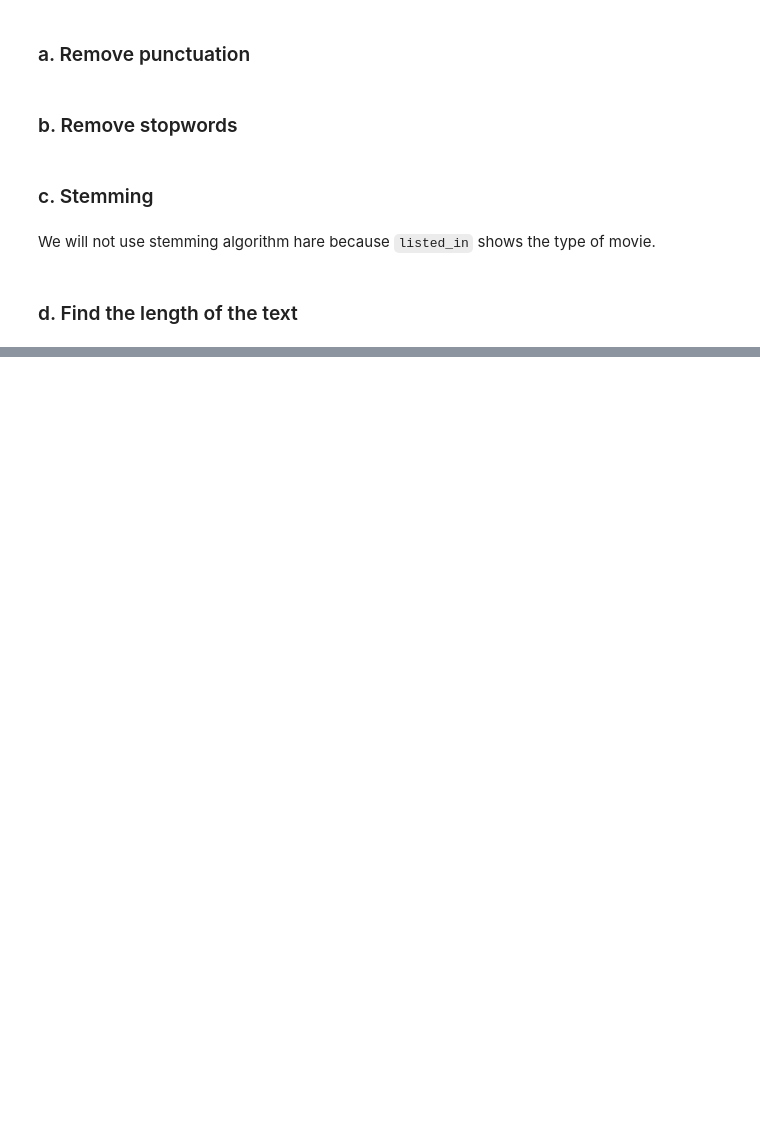
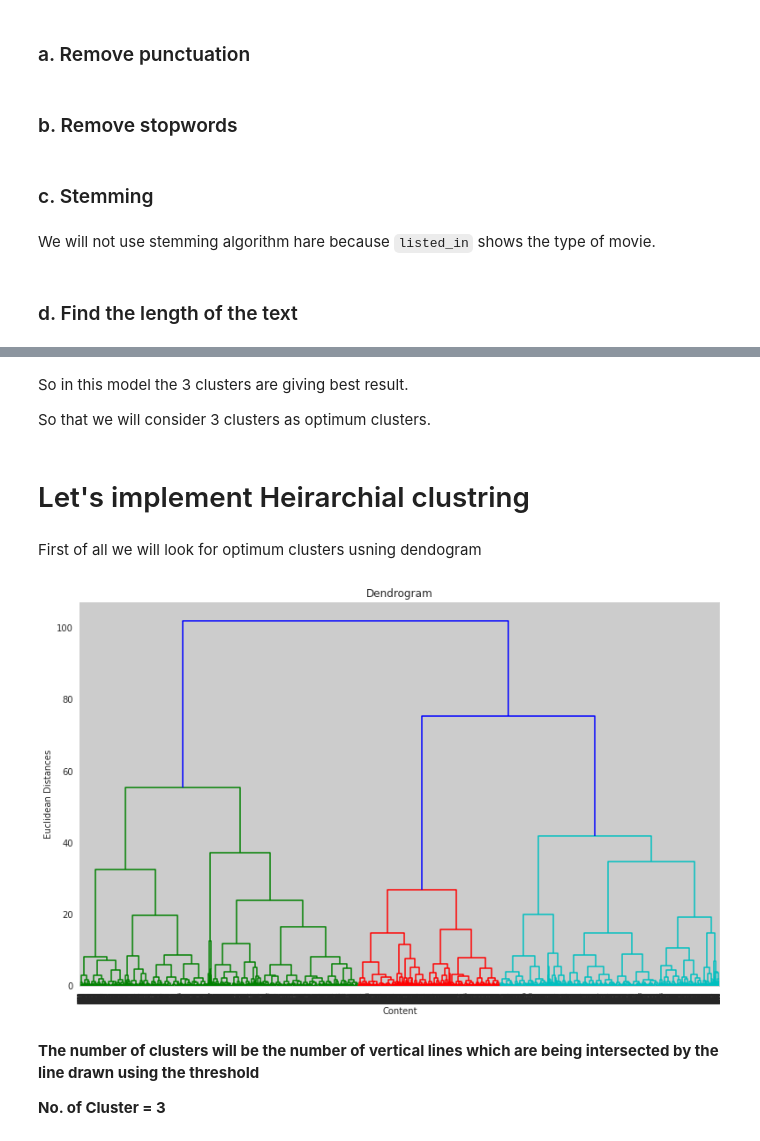
Before and after one commit to anisbagwan/NETFLIX-MOVIES-and-TV-shows-clusteringG, a Jupyter notebook: NETFLIX_MOVIES_AND_TV_SHOWS_CLUSTERING.ipynb, the cells around one changed output, grey strips where cells are left out. Cells and saved outputs as stored; diff of their text form; code cells hidden in the pictures; blank space fills up the shorter version.

```diff
--- a/NETFLIX_MOVIES_AND_TV_SHOWS_CLUSTERING.ipynb
+++ b/NETFLIX_MOVIES_AND_TV_SHOWS_CLUSTERING.ipynb
@@ -631,0 +709,24 @@ df[['description','listed_in']]
+# %% [markdown]
+So in this model the 3 clusters are giving best result.
+
+So that we will consider 3 clusters as optimum clusters.
+# %% [markdown]
+# Let's implement Heirarchial clustring
+# %% [markdown]
+First of all we will look for optimum clusters usning dendogram
+# %%
+# Using the dendogram to find the optimal number of clusters
+import scipy.cluster.hierarchy as sch
+sns.set_style("whitegrid")
+plt.figure(figsize=(13,8))
+dendrogram = sch.dendrogram(sch.linkage(X, method = 'ward'))
+plt.title('Dendrogram')
+plt.xlabel('Content')
+plt.ylabel('Euclidean Distances')
+plt.show() # find largest vertical distance we can make without crossing any other horizontal line
+# %% [output]
+[figure, added]
+# %% [markdown]
+**The number of clusters will be the number of vertical lines which are being intersected by the line drawn using the threshold**
+
+**No. of Cluster = 3**
```
Also changed, not shown: parts of 26 cells of this notebook.
